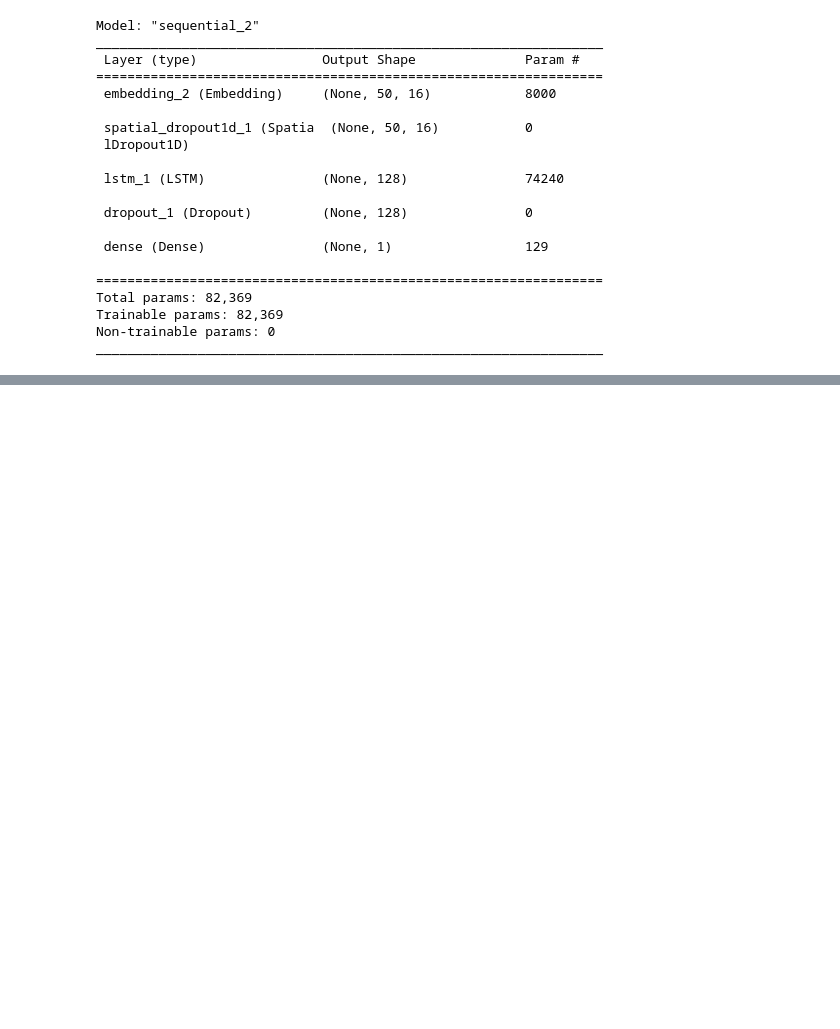
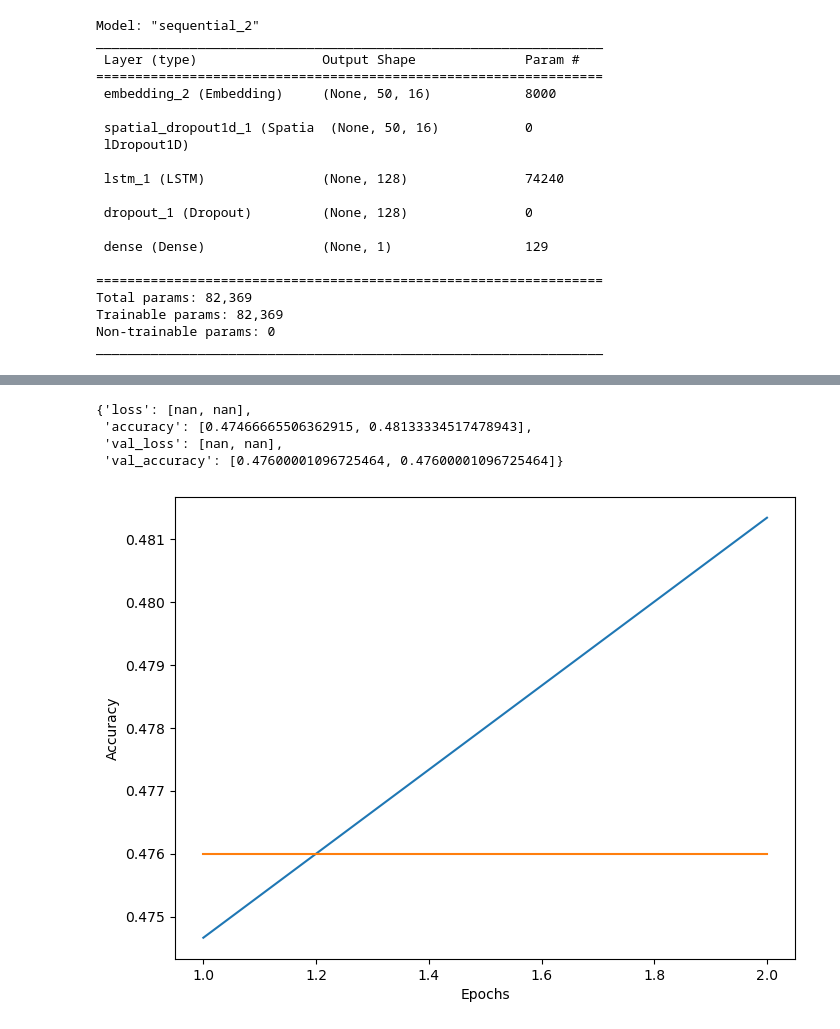
Before and after one commit to joharkhan99/Data-Science-Internship, a Jupyter notebook: Week2/Day2/Regression_and_Sentiment_Analysis.ipynb, the cells around one changed output, grey strips where cells are left out. Saved outputs shown, nothing was run; the diff lists cells and outputs as text; code cells hidden in the pictures; blank space fills up the shorter version.

Commit message:
added Bi-LSTM

```diff
--- a/Week2/Day2/Regression_and_Sentiment_Analysis.ipynb
+++ b/Week2/Day2/Regression_and_Sentiment_Analysis.ipynb
@@ -685,0 +702,8 @@ model.evaluate(testing_padding, y_test)
+# %%
+# Bi-LSTM
+
+model = Sequential()
+model.add(Embedding(vocab_size, embedding_dim, input_length=max_len))
+model.add(Bidirectional(LSTM(n_lstm, return_sequences=False)))
+model.add(Dropout(dropout_lstm))
+model.add(Dense(1, activation='sigmoid'))
@@ -685,0 +731,11 @@ model.evaluate(testing_padding, y_test)
+# %%
+model.compile(loss='binary_crossentropy', optimizer='adam', metrics=['accuracy'])
+# %%
+num_epochs = 30
+early_stop = EarlyStopping(monitor='val_loss', patience=2)
+history = model.fit(training_padding,
+                   y_train,
+                   epochs=num_epochs,
+                   validation_data=(testing_padding, y_test),
+                   callbacks=[early_stop],
+                   verbose = 2)
@@ -685,0 +752,23 @@ model.evaluate(testing_padding, y_test)
+# %%
+history.history
+# %% [output]
+{'loss': [nan, nan],
+ 'accuracy': [0.47466665506362915, 0.48133334517478943],
+ 'val_loss': [nan, nan],
+ 'val_accuracy': [0.47600001096725464, 0.47600001096725464]}
+# %%
+history_dict = history.history
+
+accuracy = history_dict['accuracy']
+val_accuracy = history_dict['val_accuracy']
+loss = history_dict['loss']
+val_loss = history_dict['val_loss']
+
+plt.figure(figsize=(8,6))
+plt.plot(range(1, len(accuracy) + 1), accuracy, label = 'Training Accuracy')
+plt.plot(range(1, len(val_accuracy) + 1), val_accuracy, label = 'Validation Accuracy')
+plt.xlabel('Epochs')
+plt.ylabel('Accuracy')
+plt.show()
+# %% [output]
+[figure, added]
```
Also changed, not shown: parts of 9 cells of this notebook.
